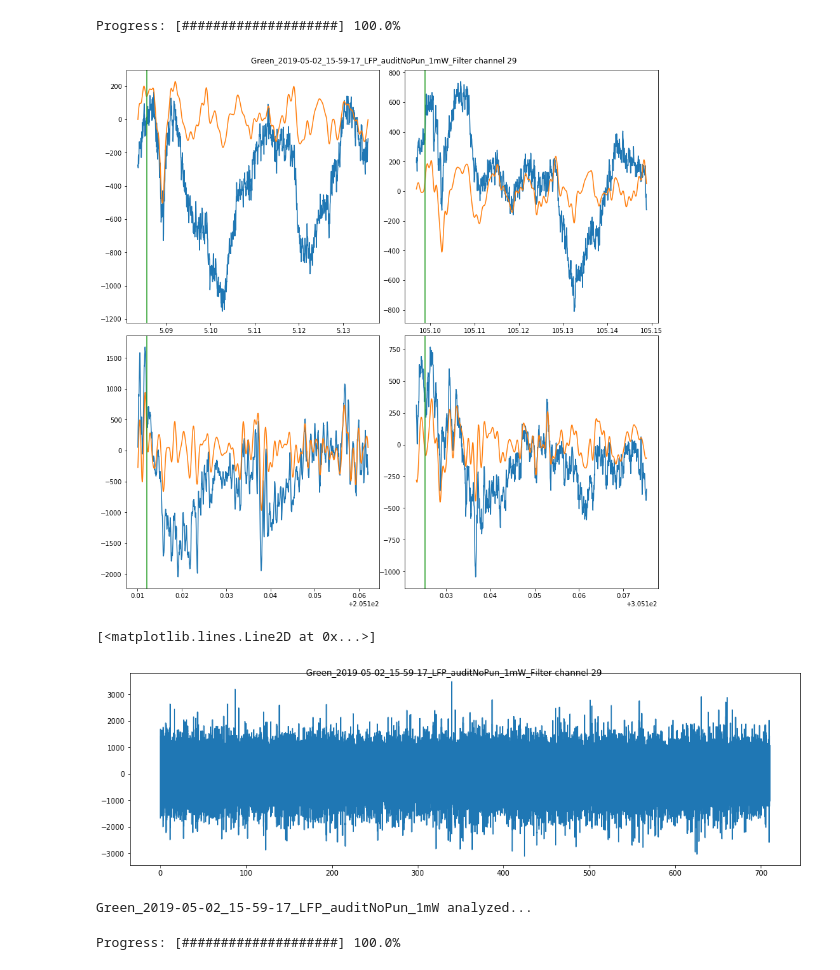
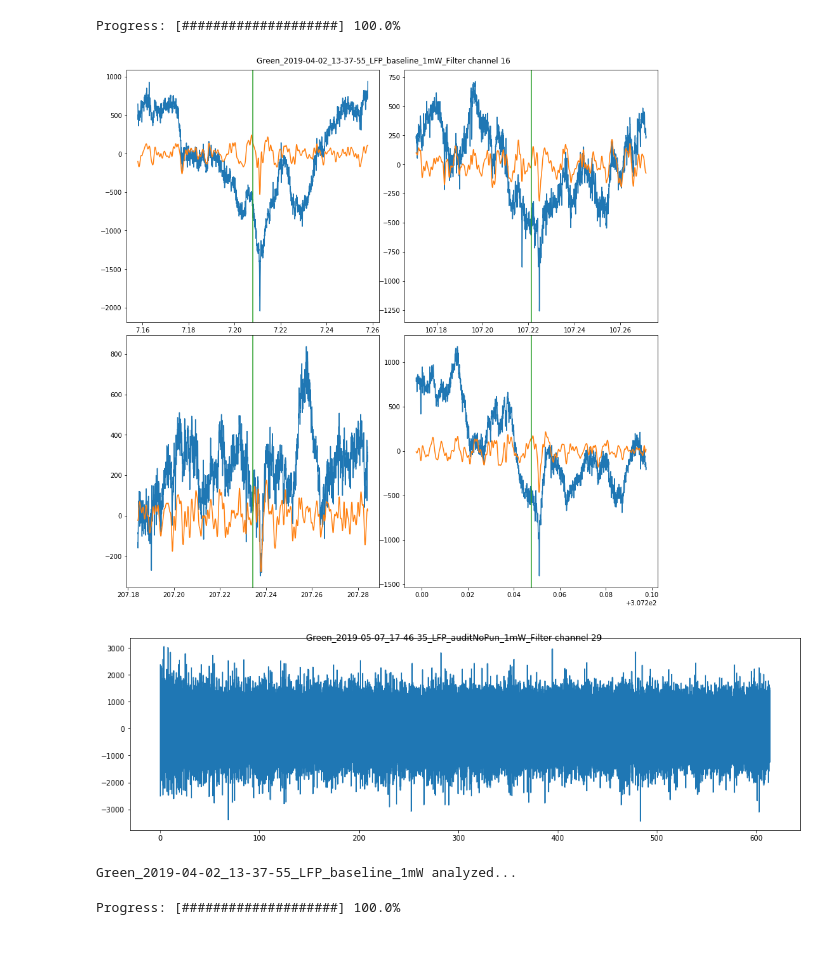
Before and after one commit to HernandoMV/OpenEphys_Analysis, a Jupyter notebook: LFP_Analysis_part1.ipynb, the cells around one changed output. Cells and saved outputs as stored; diff of their text form; code cells hidden in the pictures.

```diff
--- a/LFP_Analysis_part1.ipynb
+++ b/LFP_Analysis_part1.ipynb
@@ -33,7 +33,7 @@ import pickle
 # %%
 # 1. read data
 GeneralDataDir = '/mnt/c/Users/herny/Desktop/SWC/Data/Ephys_data/LFP_Recordings/'
-Experiment = 'Green_2019-05-02_15-59-17_LFP_auditNoPun_1mW'
+Experiment = 'Green_2019-04-02_13-37-55_LFP_baseline_1mW'
 file = pyopenephys.File(GeneralDataDir + Experiment)
 experiments = file.experiments
 experiment1 = experiments[0]
@@ -57,3 +57,30 @@ Sampling Rate:  30000.0 Hz
 OutPutDir = GeneralDataDir + Experiment + '_AnalysisPart_1/'
 if not os.path.isdir(OutPutDir):
     os.mkdir(OutPutDir)
+# %%
+# FILTER TEST
+ChID = 29
+# 2. filter the data
+Filter_Low_Value = 100
+Filter_High_Value = 2000
+filteredData = copy.deepcopy(signals.signal)
+#b,a = butter_lowpass(600, recording.sample_rate)
+b,a = butter_lowpass(Filter_High_Value, recording.sample_rate)
+fd = filtfilt(b, a, signals.signal[ChID])
+
+# Plot some examples (first, 10th, 20th and 30th pulse)
+fig, axs = plt.subplots(6, 1, figsize=(15, 15), facecolor='w', edgecolor='k')
+fig.subplots_adjust(hspace = .05, wspace=.1)
+axs = axs.ravel()
+
+for i in range(6):
+    pulseTime = events.times[i*2*10].item() # *2 because TTLs come in pairs (beginning and end of pulse)
+    pulseFrame = int(pulseTime * recording.sample_rate.item())
+    pFS = int(pulseFrame - 0.01 * recording.sample_rate.item())
+    pFF = int(pulseFrame + 0.01 * recording.sample_rate.item())
+    #extract frames around the pulse
+    axs[i].plot(signals.times[pFS:pFF],signals.signal[ChID][pFS:pFF])
+    axs[i].plot(signals.times[pFS:pFF],fd[pFS:pFF])
+    axvlines(pulseTime, ax = axs[i])
+
+plt.show()
@@ -73,28 +102,28 @@ Progress: [####################] 100.0%
 # %%
 # Check point
 # Check how the filtered data looks like
 # Select a channel
-ChId = 29
+ChId = 16
 # Plot some examples (first, 10th, 20th and 30th pulse)
 fig, axs = plt.subplots(2, 2, figsize=(15, 15), facecolor='w', edgecolor='k')
 fig.subplots_adjust(hspace = .05, wspace=.1)
 axs = axs.ravel()
 plt.suptitle(Experiment + '_Filter channel ' + str(ChId), y=0.9)
 
 for i in range(4):
     pulseTime = events.times[i*2*10].item() # *2 because TTLs come in pairs (beginning and end of pulse)
     pulseFrame = int(pulseTime * recording.sample_rate.item())
-    pFS = int(pulseFrame - 0.002 * recording.sample_rate.item())
+    pFS = int(pulseFrame - 0.05 * recording.sample_rate.item())
     pFF = int(pulseFrame + 0.05 * recording.sample_rate.item())
     #extract frames around the pulse
     axs[i].plot(signals.times[pFS:pFF],signals.signal[ChId][pFS:pFF])
     axs[i].plot(signals.times[pFS:pFF],filteredData[ChId][pFS:pFF])
     axvlines(pulseTime, ax = axs[i])
 
 plt.savefig(OutPutDir + Experiment + '_FilteredSignal.pdf', transparent=True, bbox_inches='tight')
 plt.show()
 # %% [output]
-[figure, old version]
+[figure, new version]
 # %%
 # Check point
 # Check how the filtered data looks like
@@ -106,8 +135,7 @@ plt.suptitle(Experiment + '_Filter channel ' + str(ChId), y=0.9)
 axs.plot(signals.times,signals.signal[ChId])
 plt.show()
 # %% [output]
-[<matplotlib.lines.Line2D at 0x...>]
-[figure, old version]
+[figure, new version]
 # %%
 # 3. align data
 # interval for traces alignment. In seconds. Range of alignment
@@ -117,7 +145,7 @@ traces_aligned = alignTrace(filteredData, signals.times, firstpulses, intervalWi
 intervalTimes = np.arange(intervalWindow[0], intervalWindow[1], 1/recording.sample_rate.base)
 print(Experiment + ' analyzed...')
 # %% [output]
-Green_2019-05-02_15-59-17_LFP_auditNoPun_1mW analyzed...
+Green_2019-04-02_13-37-55_LFP_baseline_1mW analyzed...
 # %%
 # 4. translate data
 # seconds to calculate the mean before 0 and translate each trace
```
Also changed, not shown: parts of 3 cells of this notebook, 2 other files.
